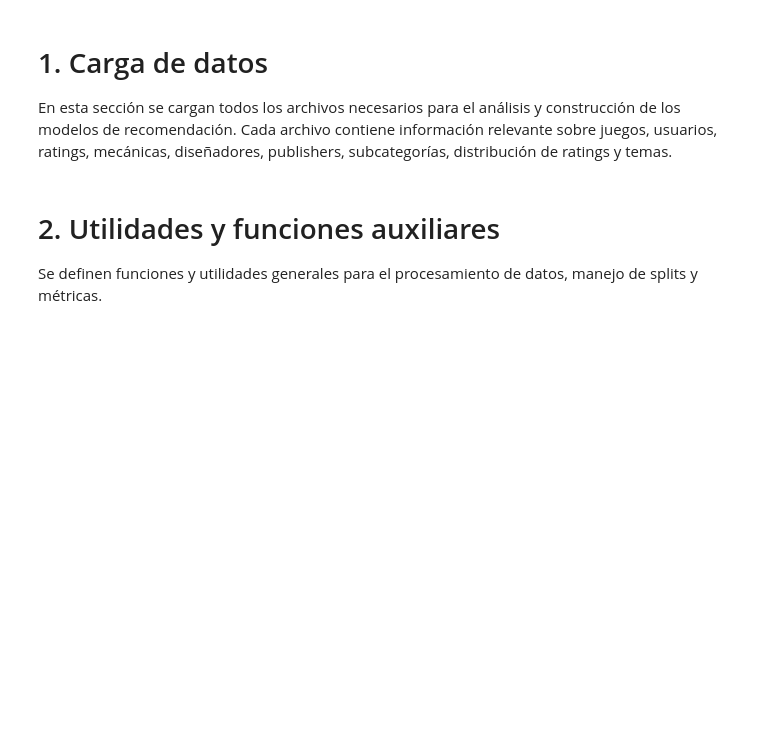
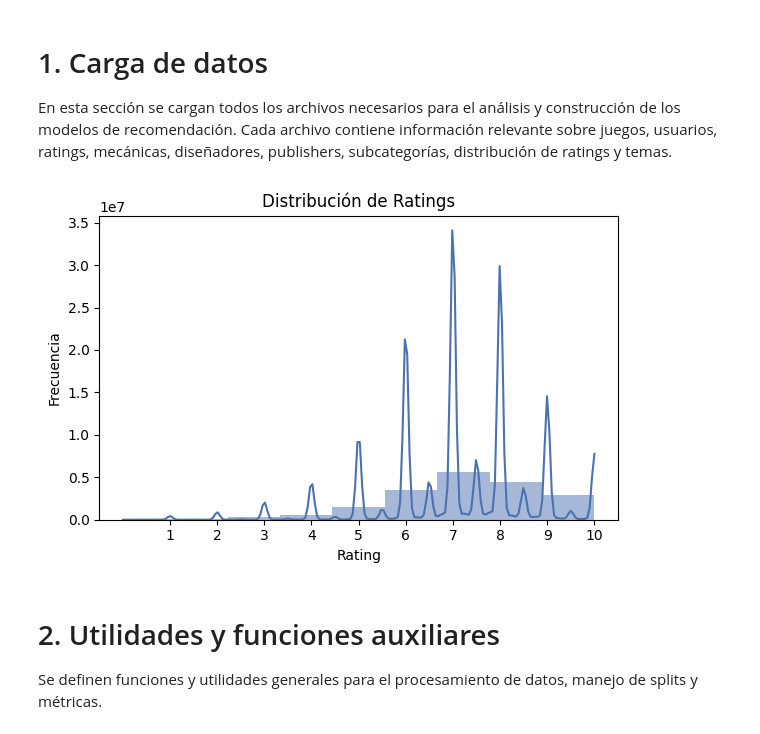
Before and after one commit to elruko/proyecto_RecSys, a Jupyter notebook: main.ipynb, the cells around one changed output. Cells and saved outputs as stored; diff of their text form; code cells hidden in the pictures; blank space fills up the shorter version.

```diff
--- a/main.ipynb
+++ b/main.ipynb
@@ -4,15 +4,40 @@ En esta sección se cargan todos los archivos necesarios para el análisis y con
 # %%
 import pandas as pd
 
-df_games = pd.read_csv("games.csv")
-df_designers_reduced = pd.read_csv("designers_reduced.csv")
-df_mechanics = pd.read_csv("mechanics.csv")
-df_publishers_reduced = pd.read_csv("publishers_reduced.csv")
-df_subcategories = pd.read_csv("subcategories.csv")
-df_ratings_distribution = pd.read_csv("ratings_distribution.csv")
-df_user_ratings = pd.read_csv("user_ratings.csv")
-df_artists_reduced = pd.read_csv("artists_reduced.csv")
-df_themes = pd.read_csv("themes.csv")
+df_games = pd.read_csv("csv/games.csv")
+df_designers_reduced = pd.read_csv("csv/designers_reduced.csv")
+df_mechanics = pd.read_csv("csv/mechanics.csv")
+df_publishers_reduced = pd.read_csv("csv/publishers_reduced.csv")
+df_subcategories = pd.read_csv("csv/subcategories.csv")
+df_ratings_distribution = pd.read_csv("csv/ratings_distribution.csv")
+df_user_ratings = pd.read_csv("csv/user_ratings.csv")
+df_artists_reduced = pd.read_csv("csv/artists_reduced.csv")
+df_themes = pd.read_csv("csv/themes.csv")
+# %%
+import matplotlib.pyplot as plt
+import seaborn as sns
+import os
+import umap
+
+os.makedirs("figs", exist_ok=True)
+
+# 1) Distribución de ratings
+plt.figure(figsize=(6, 4))
+sns.histplot(
+    df_user_ratings["Rating"],
+    bins=9,
+    kde=True,
+    edgecolor=None,
+    color="#4C72B0",
+)
+plt.xlabel("Rating")
+plt.ylabel("Frecuencia")
+plt.title("Distribución de Ratings")
+plt.xticks(range(1, 11))
+plt.tight_layout()
+plt.savefig("figs/dataset_ratings_hist_kde.png", dpi=300)
+# %% [output]
+[figure, added]
 # %% [markdown]
 # 2. Utilidades y funciones auxiliares
 Se definen funciones y utilidades generales para el procesamiento de datos, manejo de splits y métricas.
```
Also changed, not shown: parts of 41 cells of this notebook, 22 other files.
